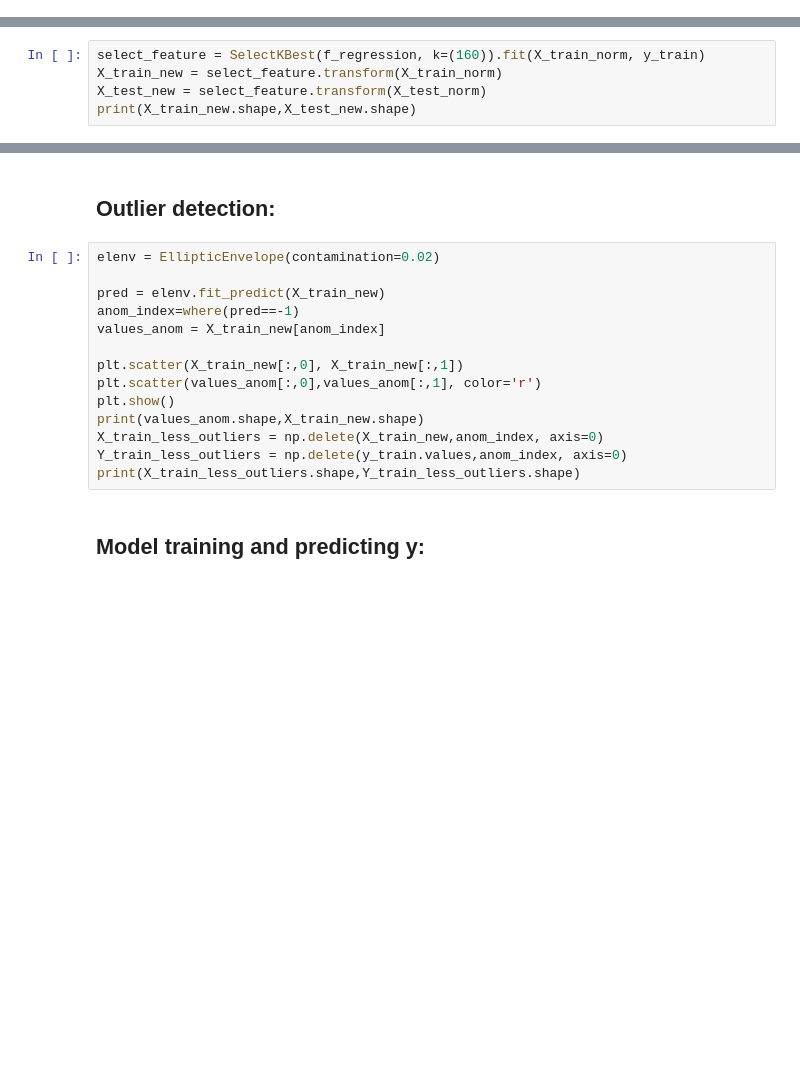
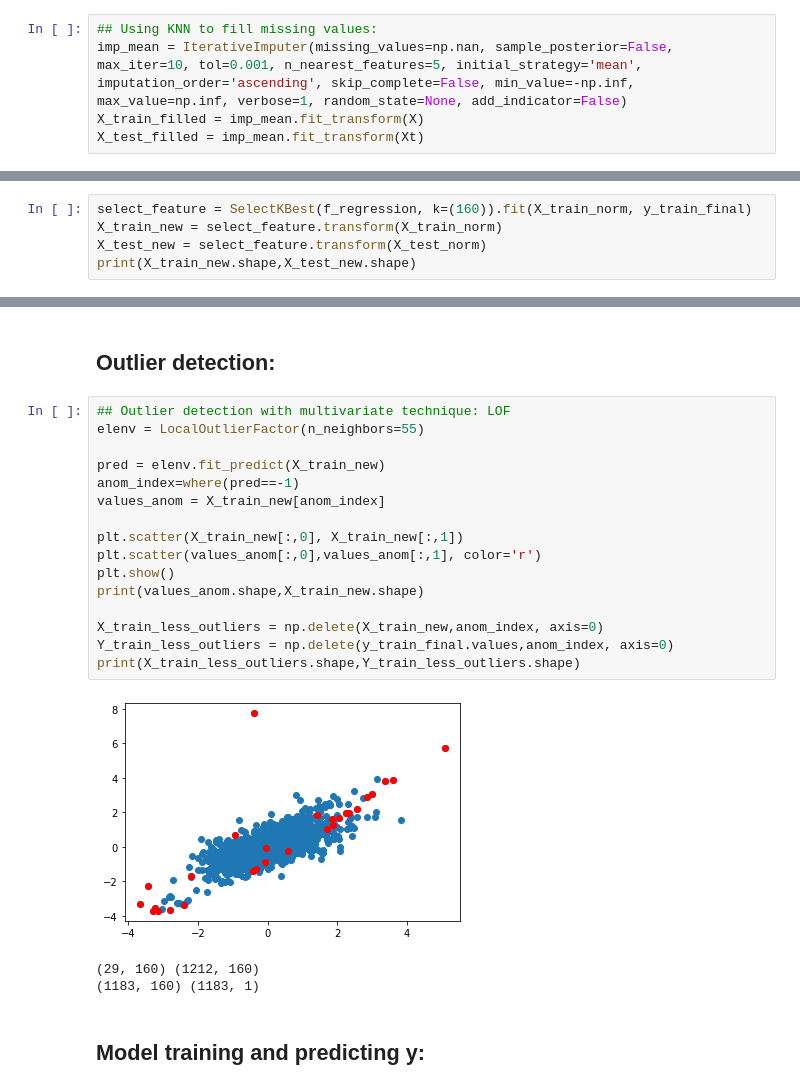
Before and after one commit to qglht/AML, a Jupyter notebook: Task1_final.ipynb, the cells around one changed output, grey strips where cells are left out. Cells and saved outputs as stored; diff of their text form; blank space fills up the shorter version.

```diff
--- a/Task1_final.ipynb
+++ b/Task1_final.ipynb
@@ -31,3 +34,8 @@ X_test_final = Xt.drop(columns=to_drop)
 y_train_final = y.drop(columns=['id'])
 # %% [markdown]
 ## Data cleaning:
+# %%
+## Using KNN to fill missing values:
+imp_mean = IterativeImputer(missing_values=np.nan, sample_posterior=False, max_iter=10, tol=0.001, n_nearest_features=5, initial_strategy='mean', imputation_order='ascending', skip_complete=False, min_value=-np.inf, max_value=np.inf, verbose=1, random_state=None, add_indicator=False)
+X_train_filled = imp_mean.fit_transform(X)
+X_test_filled = imp_mean.fit_transform(Xt)
@@ -48,7 +62,7 @@ print(X_train_norm.shape,X_test_norm.shape)
 # %% [markdown]
 ## Feature selction:
 # %%
-select_feature = SelectKBest(f_regression, k=(160)).fit(X_train_norm, y_train)
+select_feature = SelectKBest(f_regression, k=(160)).fit(X_train_norm, y_train_final)
 X_train_new = select_feature.transform(X_train_norm)
 X_test_new = select_feature.transform(X_test_norm)
 print(X_train_new.shape,X_test_new.shape)
@@ -57,19 +71,25 @@ print(X_train_new.shape,X_test_new.shape)
 # %% [markdown]
 ## Outlier detection:
 # %%
-elenv = EllipticEnvelope(contamination=0.02)
+## Outlier detection with multivariate technique: LOF
+elenv = LocalOutlierFactor(n_neighbors=55)
 
 pred = elenv.fit_predict(X_train_new)
 anom_index=where(pred==-1)
 values_anom = X_train_new[anom_index]
 
 plt.scatter(X_train_new[:,0], X_train_new[:,1])
 plt.scatter(values_anom[:,0],values_anom[:,1], color='r')
 plt.show()
 print(values_anom.shape,X_train_new.shape)
+
 X_train_less_outliers = np.delete(X_train_new,anom_index, axis=0)
-Y_train_less_outliers = np.delete(y_train.values,anom_index, axis=0)
+Y_train_less_outliers = np.delete(y_train_final.values,anom_index, axis=0)
 print(X_train_less_outliers.shape,Y_train_less_outliers.shape)
+# %% [output]
+[figure, added]
+(29, 160) (1212, 160)
+(1183, 160) (1183, 1)
 # %% [markdown]
 ## Model training and predicting y:
 # %%
```
Also changed, not shown: parts of 4 cells of this notebook, 2 other files.
